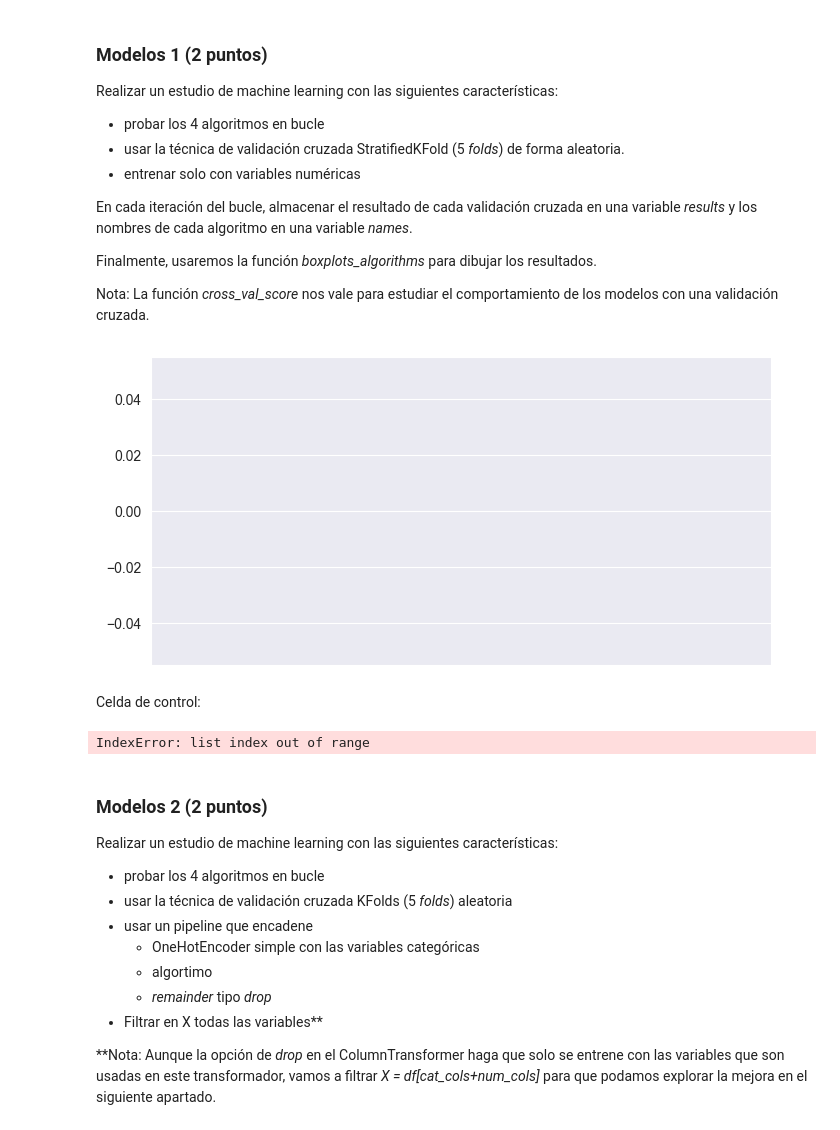
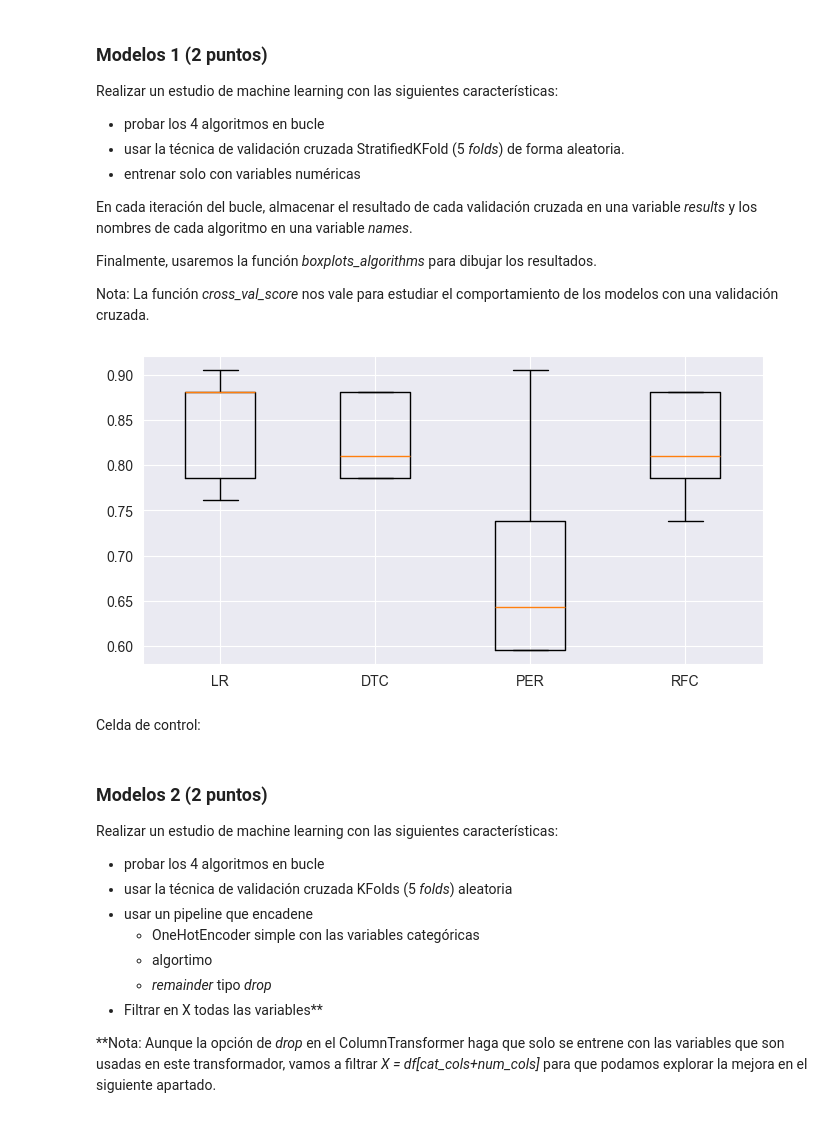
Before and after one commit to guille1006/Todos_los_trabajos, a Jupyter notebook: Machine learning tarea 2/ejercicio2_.ipynb, the cells around one changed output. Cells and saved outputs as stored; diff of their text form; code cells hidden in the pictures.

Commit message:
ejercicio 2 hasta modelo 4

```diff
--- a/Machine learning tarea 2/ejercicio2_.ipynb
+++ b/Machine learning tarea 2/ejercicio2_.ipynb
@@ -194,15 +194,22 @@ En cada iteración del bucle, almacenar el resultado de cada validación cruzada
 Finalmente, usaremos la función *boxplots_algorithms* para dibujar los resultados.
 
 Nota: La función _cross_val_score_ nos vale para estudiar el comportamiento de los modelos con una validación cruzada.
-# %%
-results = []
-names = []
-
-### Codigo del estudiante
-
-boxplots_algorithms(results, names)
-# %% [output]
-[figure, removed]
+# %%
+results = []
+names = []
+
+### Codigo del estudiante
+
+strfold = StratifiedKFold(n_splits=5, shuffle=True, random_state=seed)
+
+for name, model in models:
+    cv_results = cross_val_score(model, df[num_cols], df[target], cv=strfold, scoring='accuracy')
+    results.append(cv_results)
+    names.append(name)
+
+boxplots_algorithms(results, names)
+# %% [output]
+[figure, added]
 # %% [markdown]
 Celda de control:
 # %%
@@ -210,8 +217,6 @@ assert np.round(results[0].mean(),3) == 0.843
 assert np.round(results[1].mean(),3) == 0.829
 assert np.round(results[2].mean(),3) == 0.695
 assert np.round(results[3].mean(),3) == 0.819
-# %% [output]
-IndexError: list index out of range
 # %% [markdown]
 ### Modelos 2 (2 puntos)
 
```
Also changed, not shown: parts of 4 cells of this notebook, 1 other file.
